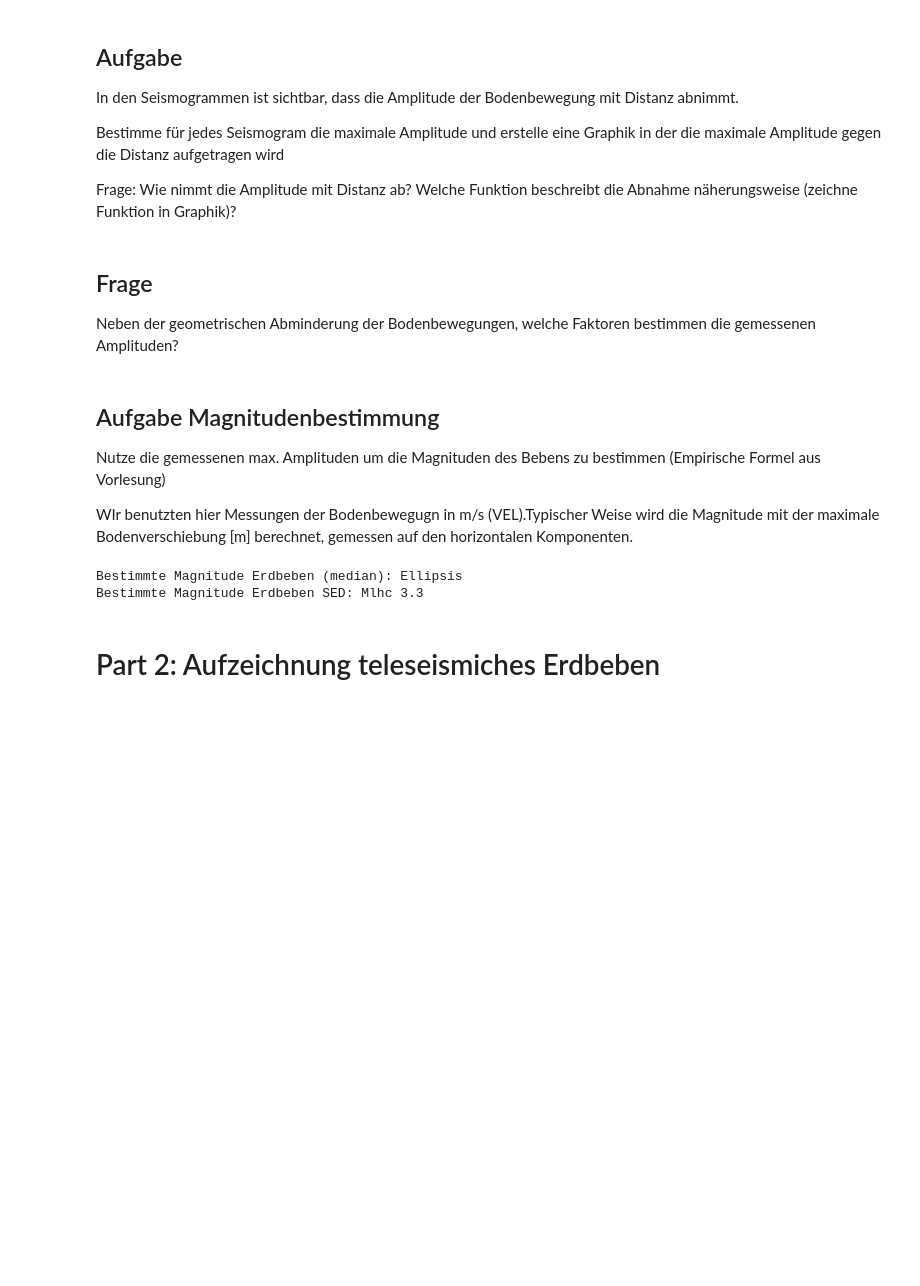
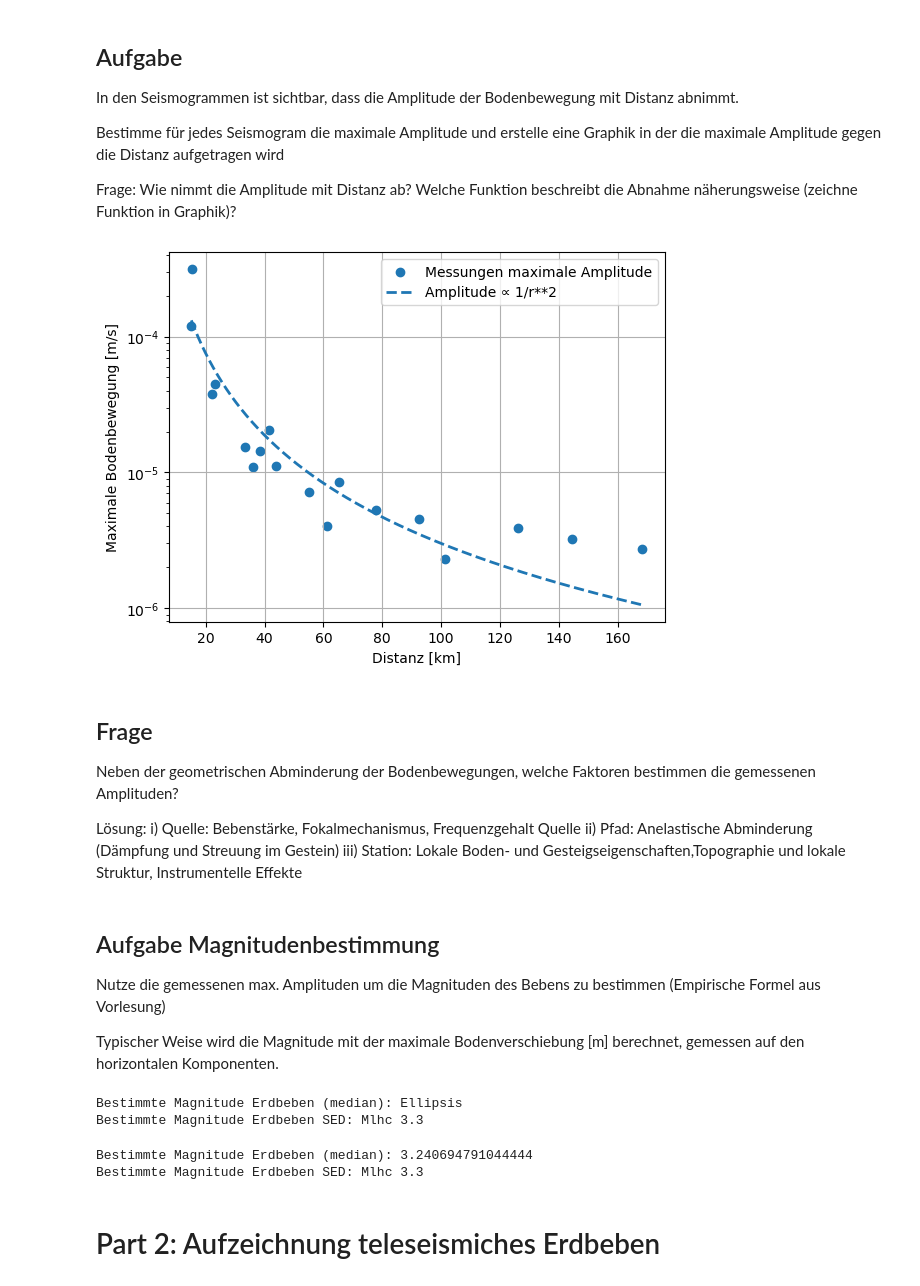
Before and after one commit to niko-d/test_setup, a Jupyter notebook: notebooks/ErdbebenDaten.ipynb, the cells around one changed output. Drawn from its saved outputs; the diff is of its cells as text; code cells hidden in the pictures; blank space fills up the shorter version.

```diff
--- a/notebooks/ErdbebenDaten.ipynb
+++ b/notebooks/ErdbebenDaten.ipynb
@@ -215,9 +170,8 @@ for trace in traces:
     plt.xlim(0,60)
     plt.show()
 
-    max_value = ... # TO DO
-    peak_amplitude_list.append(max_value)
-    distance_list.append(distance)
+    peak_amplitude_list.append(np.max(np.abs(trace.data))) # TODO Lösung
+    distance_list.append(distance) # TODO Lösung
 # %% [output]
 [figure]
 [figure]
@@ -249,15 +203,36 @@ Frage: Wie nimmt die Amplitude mit Distanz ab? Welche Funktion beschreibt die Ab
 
 
 # Lösung
+# %%
+# Lösung
+plt.scatter(distance_list,peak_amplitude_list,label="Messungen maximale Amplitude")
+plt.yscale("log")
+plt.ylabel("Maximale Bodenbewegung [m/s]")
+
+plt.xlabel("Distanz [km]")
+
+r = np.linspace(np.min(distance_list), np.max(distance_list), 1000)   # km
+A = 1.0 / r**2                     # 1/distance
+# linear plot
+plt.plot(r, 0.03*A, lw=2, label='Amplitude ∝ 1/r**2',ls="--")
+plt.legend()
+plt.grid()
+plt.show()
+# %% [output]
+[figure, added]
 # %% [markdown]
 ## Frage
 Neben der geometrischen Abminderung der Bodenbewegungen, welche Faktoren bestimmen die gemessenen Amplituden?
+
+Lösung: i) Quelle: Bebenstärke, Fokalmechanismus, Frequenzgehalt Quelle
+ii) Pfad: Anelastische Abminderung (Dämpfung und Streuung im Gestein)
+iii) Station: Lokale Boden- und Gesteigseigenschaften,Topographie und lokale Struktur, Instrumentelle Effekte
 # %% [markdown]
 ## Aufgabe Magnitudenbestimmung
 
 Nutze die gemessenen max. Amplituden um die Magnituden des Bebens zu bestimmen (Empirische Formel aus Vorlesung)
 
-WIr benutzten hier Messungen der Bodenbewegugn in m/s (VEL).Typischer Weise wird die Magnitude mit der maximale Bodenverschiebung [m] berechnet, gemessen auf den horizontalen Komponenten.
+Typischer Weise wird die Magnitude mit der maximale Bodenverschiebung [m] berechnet, gemessen auf den horizontalen Komponenten.
 # %%
 # TODO
 earthquake_magnitude = ...
@@ -270,6 +245,18 @@ print("Bestimmte Magnitude Erdbeben SED: Mlhc 3.3 " )
 # %% [output]
 Bestimmte Magnitude Erdbeben (median): Ellipsis
 Bestimmte Magnitude Erdbeben SED: Mlhc 3.3
+# %%
+# Lösung
+distance_array = np.array(distance_list)
+amplitude_array_micrometer = np.array(peak_amplitude_list) * 1e6
+magnitude_array = np.log10(amplitude_array_micrometer) -2.48 + 2.76 * np.log10(distance_array)
+earthquake_magnitude = np.median(magnitude_array)
+
+print("Bestimmte Magnitude Erdbeben (median): " + str(earthquake_magnitude))
+print("Bestimmte Magnitude Erdbeben SED: Mlhc 3.3 " )
+# %% [output]
+Bestimmte Magnitude Erdbeben (median): 3.240694791044444
+Bestimmte Magnitude Erdbeben SED: Mlhc 3.3
 # %% [markdown]
 # Part 2: Aufzeichnung teleseismiches Erdbeben
 # %%
```
Also changed, not shown: parts of 2 cells of this notebook, 1 other file.
